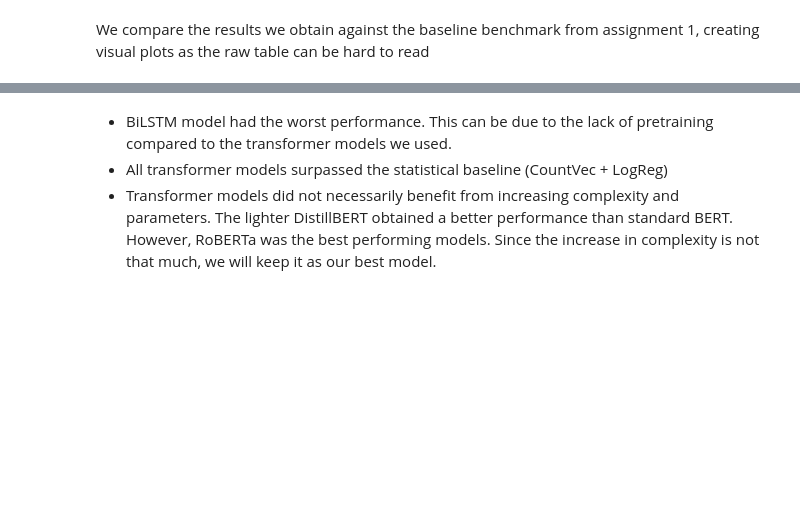
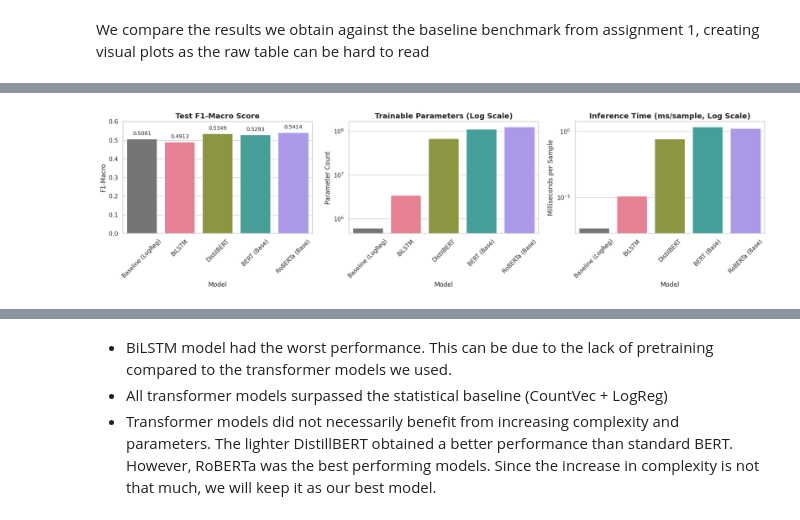
Before and after one commit to a139573/Assignment_2_NLP, a Jupyter notebook: notebooks/03_evaluation.ipynb, the cells around one changed output, grey strips where cells are left out. Saved outputs shown, nothing was run; the diff lists cells and outputs as text; code cells hidden in the pictures; blank space fills up the shorter version.

Commit message:
Final executions and plots for report

```diff
--- a/notebooks/03_evaluation.ipynb
+++ b/notebooks/03_evaluation.ipynb
@@ -268,64 +327,78 @@ We compare the results we obtain against the baseline benchmark from assignment
 # %%
 import matplotlib.pyplot as plt
 import seaborn as sns
+import pandas as pd
+import os
 
-# 1. Define Baseline Data
+# 1. Define Baseline Data (Matching the 'Params' key and string format)
 baseline_data = {
     'Model': 'Baseline (LogReg)',
-    'F1-Macro': 0.5081, # The score we are trying to beat
-    'Parameters': 600020,
+    'F1-Macro': 0.5081,
+    'Params': '600,020',  # Match the exact key and string format from the neural loop!
     'Inference Time (s)': 0.0539,
     'ms/sample': 0.034
 }
 
 # 2. Build the DataFrame
 results_df = pd.DataFrame([baseline_data] + results)
+
+# -> NEW: Create a hidden numeric column strictly for Seaborn to plot mathematically
+results_df['Parameters_Num'] = results_df['Params'].str.replace(',', '').astype(int)
+
 print("\n=== FINAL ARCHITECTURE COMPARISON ===")
-print(results_df.to_string(index=False))
+# Print cleanly without the hidden numeric column
+print(results_df.drop(columns=['Parameters_Num']).to_string(index=False))
 
 # Export for the LaTeX report
-results_df.to_csv(os.path.join(RESULTS_DIR, 'architecture_comparison.csv'), index=False)
+results_df.drop(columns=['Parameters_Num']).to_csv(os.path.join(RESULTS_DIR, 'architecture_comparison.csv'), index=False)
 print(f"\nSaved table to {RESULTS_DIR}/architecture_comparison.csv")
 
 # 3. Visual Comparisons
-sns.set_theme(style="whitegrid")
-fig, axes = plt.subplots(1, 3, figsize=(18, 5))
+if len(results_df) > 1:
+    sns.set_theme(style="whitegrid")
+    fig, axes = plt.subplots(1, 3, figsize=(18, 5))
 
-# Use a distinct color palette
-colors = ['#757575'] + sns.color_palette("husl", len(results_df) - 1)
+    # Use a distinct color palette
+    colors = ['#757575'] + sns.color_palette("husl", len(results_df) - 1)
 
-# --- Plot A: F1-Macro ---
-sns.barplot(data=results_df, x='Model', y='F1-Macro', palette=colors, ax=axes[0])
-axes[0].set_title('Test F1-Macro Score', fontsize=14, fontweight='bold')
-axes[0].set_ylabel('F1-Macro')
-axes[0].set_ylim(0, 0.6)
-# Add text labels on top of bars
-for p in axes[0].patches:
-    axes[0].annotate(f"{p.get_height():.4f}",
-                     (p.get_x() + p.get_width() / 2., p.get_height()),
-                     ha='center', va='bottom', fontsize=10, xytext=(0, 5),
-                     textcoords='offset points')
+    # --- Plot A: F1-Macro ---
+    sns.barplot(data=results_df, x='Model', y='F1-Macro', palette=colors, ax=axes[0])
+    axes[0].set_title('Test F1-Macro Score', fontsize=14, fontweight='bold')
+    axes[0].set_ylabel('F1-Macro')
+    axes[0].set_ylim(0, 0.6)
 
-# --- Plot B: Parameters (Log Scale) ---
-sns.barplot(data=results_df, x='Model', y='Parameters', palette=colors, ax=axes[1])
-axes[1].set_title('Trainable Parameters (Log Scale)', fontsize=14, fontweight='bold')
-axes[1].set_ylabel('Parameter Count')
-axes[1].set_yscale('log')
+    # Add text labels on top of bars
+    for p in axes[0].patches:
+        axes[0].annotate(f"{p.get_height():.4f}",
+                         (p.get_x() + p.get_width() / 2., p.get_height()),
+                         ha='center', va='bottom', fontsize=10, xytext=(0, 5),
+                         textcoords='offset points')
 
-# --- Plot C: Inference Time (Log Scale) ---
-sns.barplot(data=results_df, x='Model', y='ms/sample', palette=colors, ax=axes[2])
-axes[2].set_title('Inference Time (ms/sample, Log Scale)', fontsize=14, fontweight='bold')
-axes[2].set_ylabel('Milliseconds per Sample')
-axes[2].set_yscale('log')
+    # --- Plot B: Parameters (Log Scale) ---
 
-# Formatting
-for ax in axes:
-    ax.tick_params(axis='x', rotation=45)
+    # Point Seaborn to the purely numeric column here!
+    sns.barplot(data=results_df, x='Model', y='Parameters_Num', palette=colors, ax=axes[1])
+    axes[1].set_title('Trainable Parameters (Log Scale)', fontsize=14, fontweight='bold')
+    axes[1].set_ylabel('Parameter Count')
+    axes[1].set_yscale('log')
 
-plt.tight_layout()
+    # --- Plot C: Inference Time (Log Scale) ---
+    sns.barplot(data=results_df, x='Model', y='ms/sample', palette=colors, ax=axes[2])
+    axes[2].set_title('Inference Time (ms/sample, Log Scale)', fontsize=14, fontweight='bold')
+    axes[2].set_ylabel('Milliseconds per Sample')
+    axes[2].set_yscale('log')
 
-# Save the plot for the LaTeX report
-plot_path = os.path.join(RESULTS_DIR, 'architecture_comparison_plots.png')
-plt.savefig(plot_path, dpi=300, bbox_inches='tight')
-plt.show()
-print(f"Saved visual comparisons to {plot_path}")
+    # Formatting
+    for ax in axes:
+        ax.tick_params(axis='x', rotation=45)
+
+    plt.tight_layout()
+
+    # Save the plot for the LaTeX report
+    plot_path = os.path.join(RESULTS_DIR, 'architecture_comparison_plots.png')
+    plt.savefig(plot_path, dpi=300, bbox_inches='tight')
+    plt.show()
+    print(f"Saved visual comparisons to {plot_path}")
+else:
+    print("\n⚠️ Only baseline data available (no model weights found). Skipping plots.")
+# %% [output]
@@ -331,0 +425 @@ print(f"Saved visual comparisons to {plot_path}")
+[figure, added]
```
Also changed, not shown: parts of 9 cells of this notebook, 6 other files.
